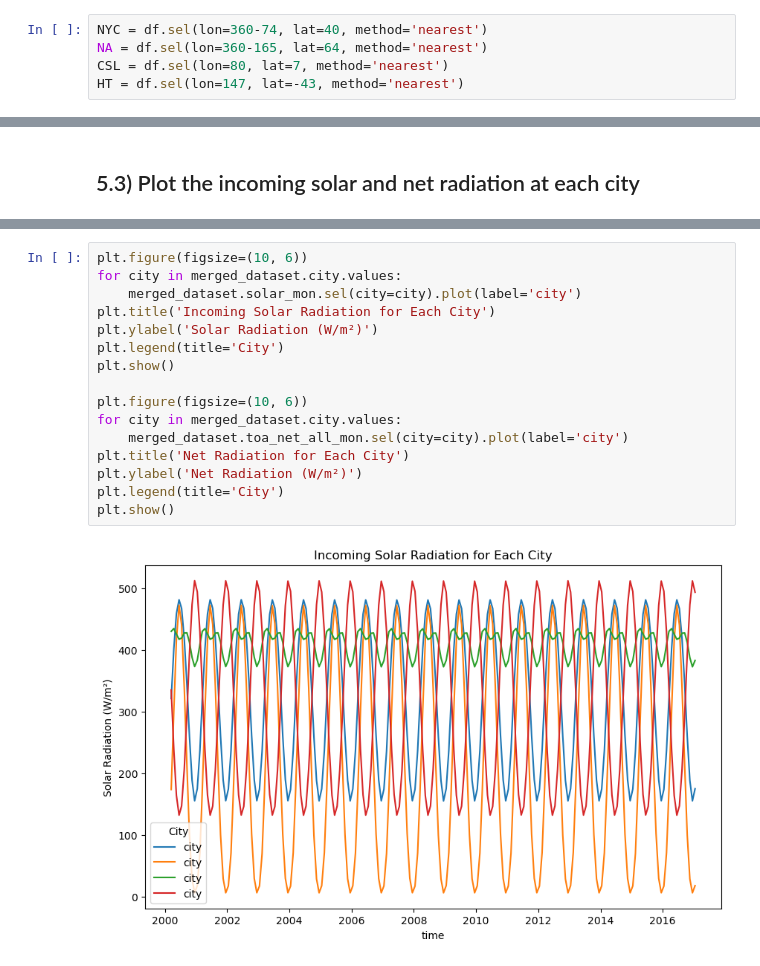
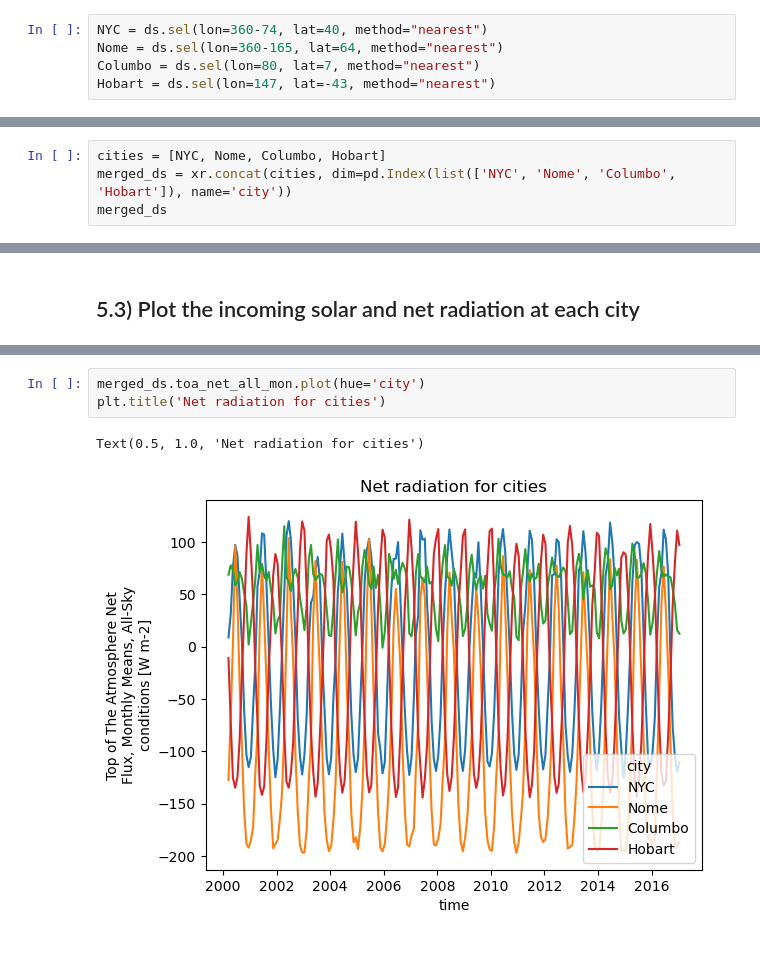
Before and after one commit to Hamsterrrrrrrrr/Assignments_EESC_GR6901, a Jupyter notebook: Assignment7.ipynb, the cells around one changed output, grey strips where cells are left out. Cells and saved outputs as stored; diff of their text form.

```diff
--- a/Assignment7.ipynb
+++ b/Assignment7.ipynb
@@ -272,8 +273,8 @@ plt.show()
 # %% [markdown]
 ## 5.1) Create a Dataset for each point from the global dataset
 # %%
-NYC = df.sel(lon=360-74, lat=40, method='nearest')
-NA = df.sel(lon=360-165, lat=64, method='nearest')
-CSL = df.sel(lon=80, lat=7, method='nearest')
-HT = df.sel(lon=147, lat=-43, method='nearest')
+NYC = ds.sel(lon=360-74, lat=40, method="nearest")
+Nome = ds.sel(lon=360-165, lat=64, method="nearest")
+Columbo = ds.sel(lon=80, lat=7, method="nearest")
+Hobart = ds.sel(lon=147, lat=-43, method="nearest")
 # %%
@@ -315,0 +291,4 @@ Data variables: (12/14)
+# %%
+cities = [NYC, Nome, Columbo, Hobart]
+merged_ds = xr.concat(cities, dim=pd.Index(list(['NYC', 'Nome', 'Columbo', 'Hobart']), name='city'))
+merged_ds
@@ -318,18 +321,6 @@ Data variables: (12/14)
 # %%
-plt.figure(figsize=(10, 6))
-for city in merged_dataset.city.values:
-    merged_dataset.solar_mon.sel(city=city).plot(label='city')
-plt.title('Incoming Solar Radiation for Each City')
-plt.ylabel('Solar Radiation (W/m²)')
-plt.legend(title='City')
-plt.show()
-
-plt.figure(figsize=(10, 6))
-for city in merged_dataset.city.values:
-    merged_dataset.toa_net_all_mon.sel(city=city).plot(label='city')
-plt.title('Net Radiation for Each City')
-plt.ylabel('Net Radiation (W/m²)')
-plt.legend(title='City')
-plt.show()
+merged_ds.toa_net_all_mon.plot(hue='city')
+plt.title('Net radiation for cities')
 # %% [output]
+Text(0.5, 1.0, 'Net radiation for cities')
-[figure, old version]
+[figure, new version]
```
Also changed, not shown: parts of 6 cells of this notebook.
